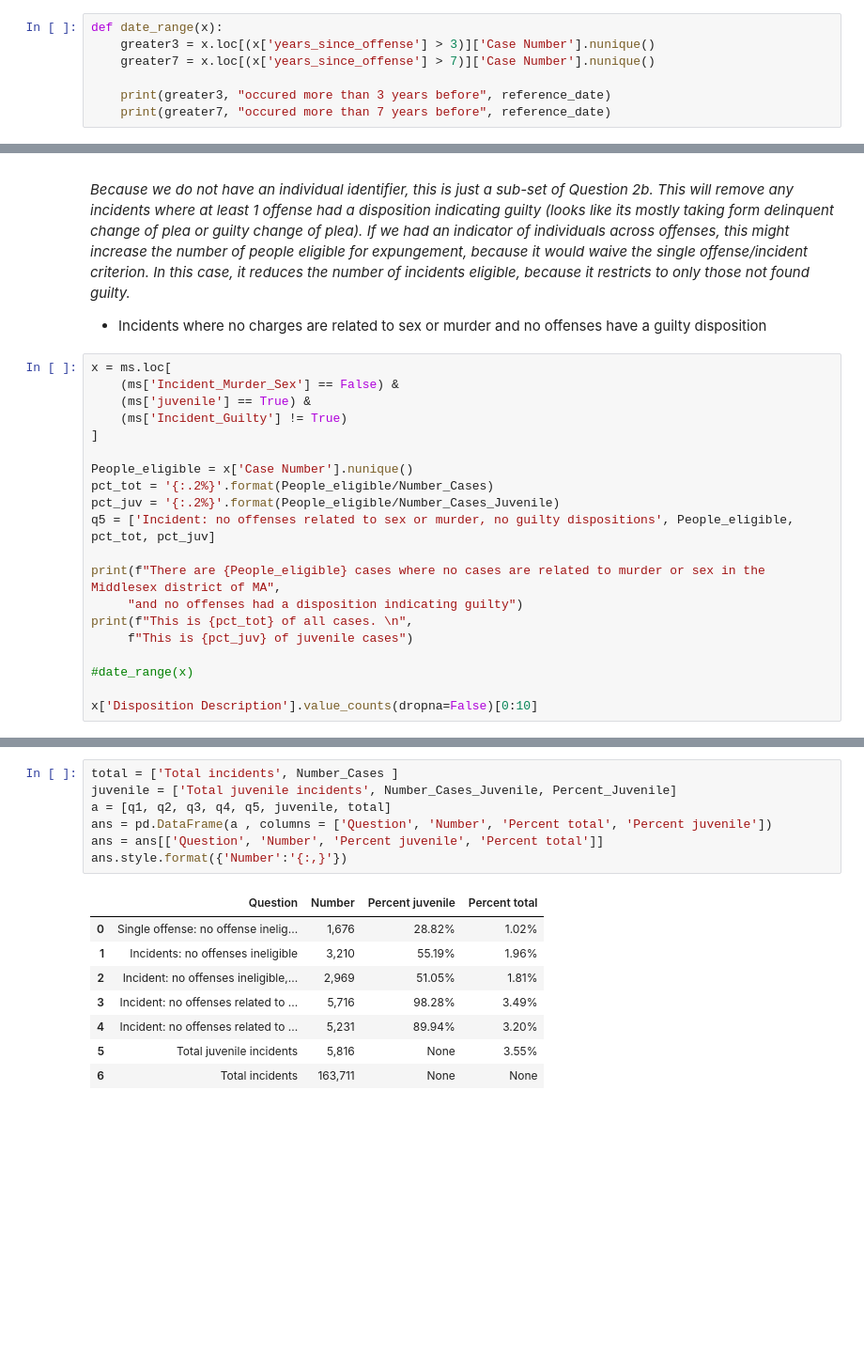
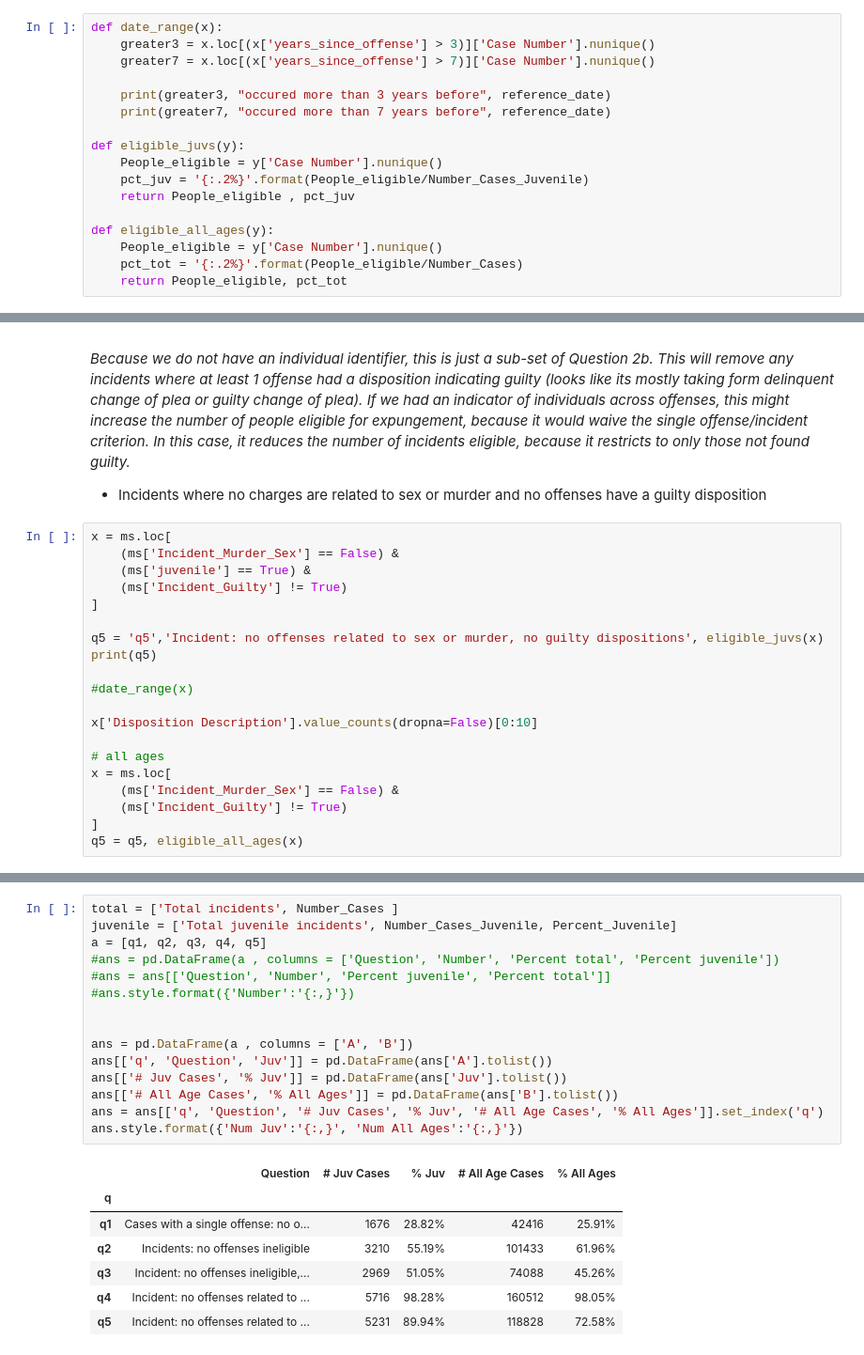
Before and after one commit to codeforboston/clean-slate-data, a Jupyter notebook: analyses/notebooks/How many expungable-Middlesex.ipynb, the cells around one changed output, grey strips where cells are left out. Shown at 94% size. Saved outputs shown, nothing was run; the diff lists cells and outputs as text; blank space fills up the shorter version.

Commit message:
make a table and run for all ages

```diff
--- a/analyses/notebooks/How many expungable-Middlesex.ipynb
+++ b/analyses/notebooks/How many expungable-Middlesex.ipynb
@@ -355,6 +355,16 @@ def date_range(x):
 
     print(greater3, "occured more than 3 years before", reference_date)
     print(greater7, "occured more than 7 years before", reference_date)
+
+def eligible_juvs(y):
+    People_eligible = y['Case Number'].nunique()
+    pct_juv = '{:.2%}'.format(People_eligible/Number_Cases_Juvenile)
+    return People_eligible , pct_juv
+
+def eligible_all_ages(y):
+    People_eligible = y['Case Number'].nunique()
+    pct_tot = '{:.2%}'.format(People_eligible/Number_Cases)
+    return People_eligible, pct_tot
 # %%
 x = ms.loc[
     (ms['offenses_per_case']==1) &
@@ -520,17 +500,17 @@ x = ms.loc[
     (ms['Incident_Guilty'] != True)
 ]
 
-People_eligible = x['Case Number'].nunique()
-pct_tot = '{:.2%}'.format(People_eligible/Number_Cases)
-pct_juv = '{:.2%}'.format(People_eligible/Number_Cases_Juvenile)
-q5 = ['Incident: no offenses related to sex or murder, no guilty dispositions', People_eligible, pct_tot, pct_juv]
-
-print(f"There are {People_eligible} cases where no cases are related to murder or sex in the Middlesex district of MA",
-     "and no offenses had a disposition indicating guilty")
-print(f"This is {pct_tot} of all cases. \n",
-     f"This is {pct_juv} of juvenile cases")
+q5 = 'q5','Incident: no offenses related to sex or murder, no guilty dispositions', eligible_juvs(x)
+print(q5)
 
 #date_range(x)
 
 x['Disposition Description'].value_counts(dropna=False)[0:10]
+
+# all ages
+x = ms.loc[
+    (ms['Incident_Murder_Sex'] == False) &
+    (ms['Incident_Guilty'] != True)
+]
+q5 = q5, eligible_all_ages(x)
 # %% [output]
@@ -551,16 +518,23 @@ Name: Disposition Description, dtype: int64
 # %%
 total = ['Total incidents', Number_Cases ]
 juvenile = ['Total juvenile incidents', Number_Cases_Juvenile, Percent_Juvenile]
-a = [q1, q2, q3, q4, q5, juvenile, total]
-ans = pd.DataFrame(a , columns = ['Question', 'Number', 'Percent total', 'Percent juvenile'])
-ans = ans[['Question', 'Number', 'Percent juvenile', 'Percent total']]
-ans.style.format({'Number':'{:,}'})
+a = [q1, q2, q3, q4, q5]
+#ans = pd.DataFrame(a , columns = ['Question', 'Number', 'Percent total', 'Percent juvenile'])
+#ans = ans[['Question', 'Number', 'Percent juvenile', 'Percent total']]
+#ans.style.format({'Number':'{:,}'})
+
+
+ans = pd.DataFrame(a , columns = ['A', 'B'])
+ans[['q', 'Question', 'Juv']] = pd.DataFrame(ans['A'].tolist())
+ans[['# Juv Cases', '% Juv']] = pd.DataFrame(ans['Juv'].tolist())
+ans[['# All Age Cases', '% All Ages']] = pd.DataFrame(ans['B'].tolist())
+ans = ans[['q', 'Question', '# Juv Cases', '% Juv', '# All Age Cases', '% All Ages']].set_index('q')
+ans.style.format({'Num Juv':'{:,}', 'Num All Ages':'{:,}'})
 # %% [output]
-|  | Question | Number | Percent juvenile | Percent total |
-| 0 | Single offense: no offense inelig... | 1,676 | 28.82% | 1.02% |
-| 1 | Incidents: no offenses ineligible | 3,210 | 55.19% | 1.96% |
-| 2 | Incident: no offenses ineligible,... | 2,969 | 51.05% | 1.81% |
-| 3 | Incident: no offenses related to ... | 5,716 | 98.28% | 3.49% |
-| 4 | Incident: no offenses related to ... | 5,231 | 89.94% | 3.20% |
-| 5 | Total juvenile incidents | 5,816 | None | 3.55% |
-| 6 | Total incidents | 163,711 | None | None |
+|  | Question | # Juv Cases | % Juv | # All Age Cases | % All Ages |
+| q |  |  |  |  |  |
+| q1 | Cases with a single offense: no o... | 1676 | 28.82% | 42416 | 25.91% |
+| q2 | Incidents: no offenses ineligible | 3210 | 55.19% | 101433 | 61.96% |
+| q3 | Incident: no offenses ineligible,... | 2969 | 51.05% | 74088 | 45.26% |
+| q4 | Incident: no offenses related to ... | 5716 | 98.28% | 160512 | 98.05% |
+| q5 | Incident: no offenses related to ... | 5231 | 89.94% | 118828 | 72.58% |
```
Also changed, not shown: parts of 7 cells of this notebook.
